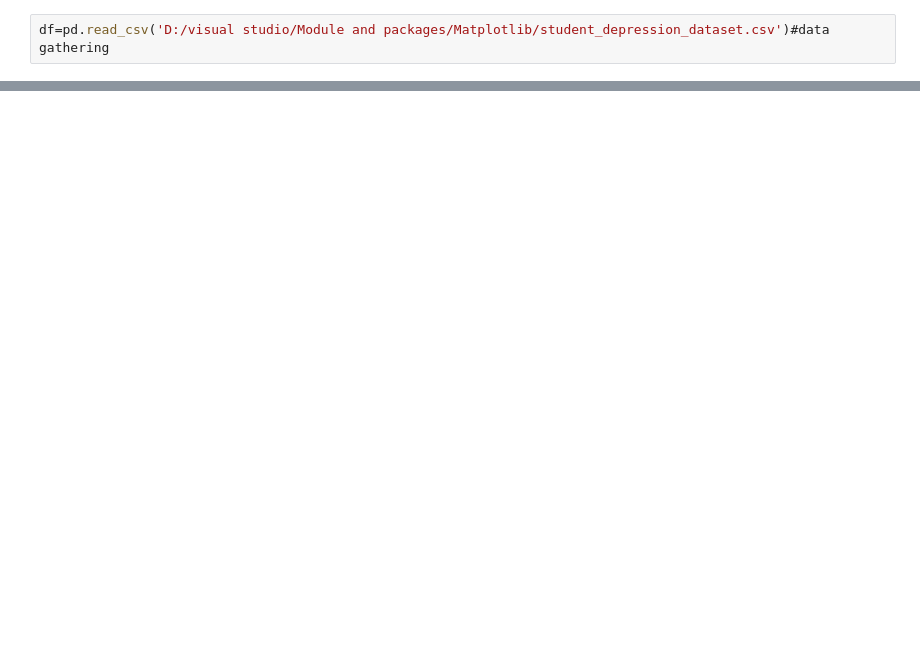
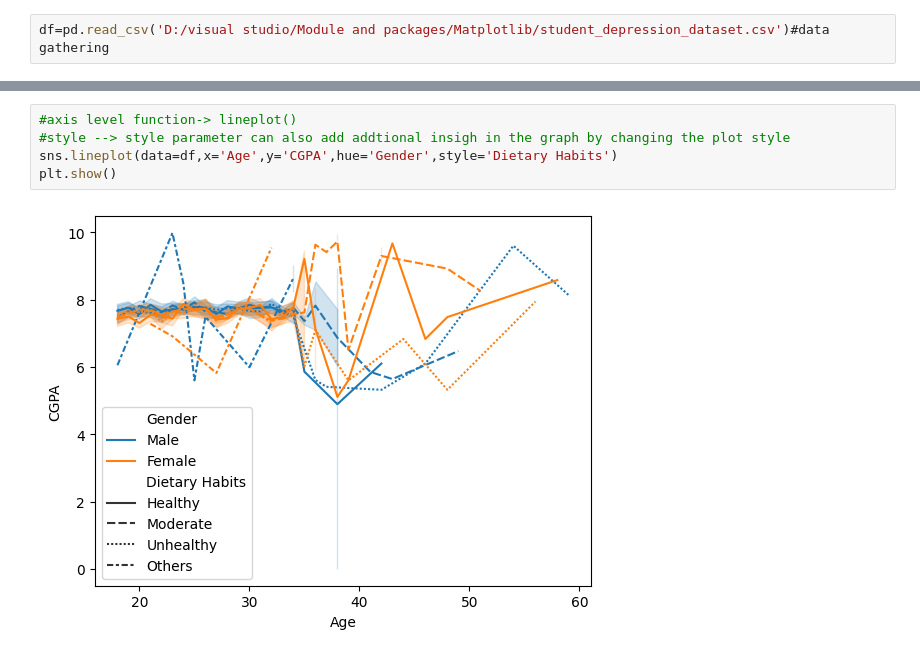
Before and after one commit to Sgpaisa/assignment_practice, a Jupyter notebook: Seaborn/seaborn.ipynb, the cells around one changed output, grey strips where cells are left out. Cells and saved outputs as stored; diff of their text form; blank space fills up the shorter version.

```diff
--- a/Seaborn/seaborn.ipynb
+++ b/Seaborn/seaborn.ipynb
@@ -26,0 +24,7 @@ df
+# %%
+#axis level function-> lineplot()
+#style --> style parameter can also add addtional insigh in the graph by changing the plot style
+sns.lineplot(data=df,x='Age',y='CGPA',hue='Gender',style='Dietary Habits')
+plt.show()
+# %% [output]
+[figure, added]
```
Also changed, not shown: parts of 19 cells of this notebook, 1 other file.
